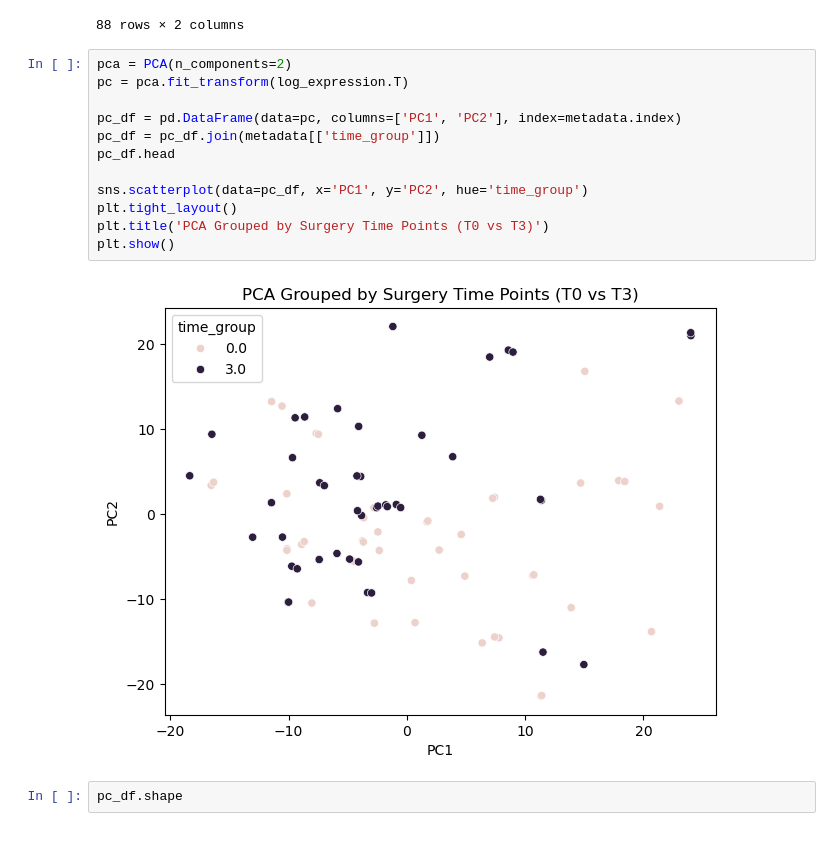
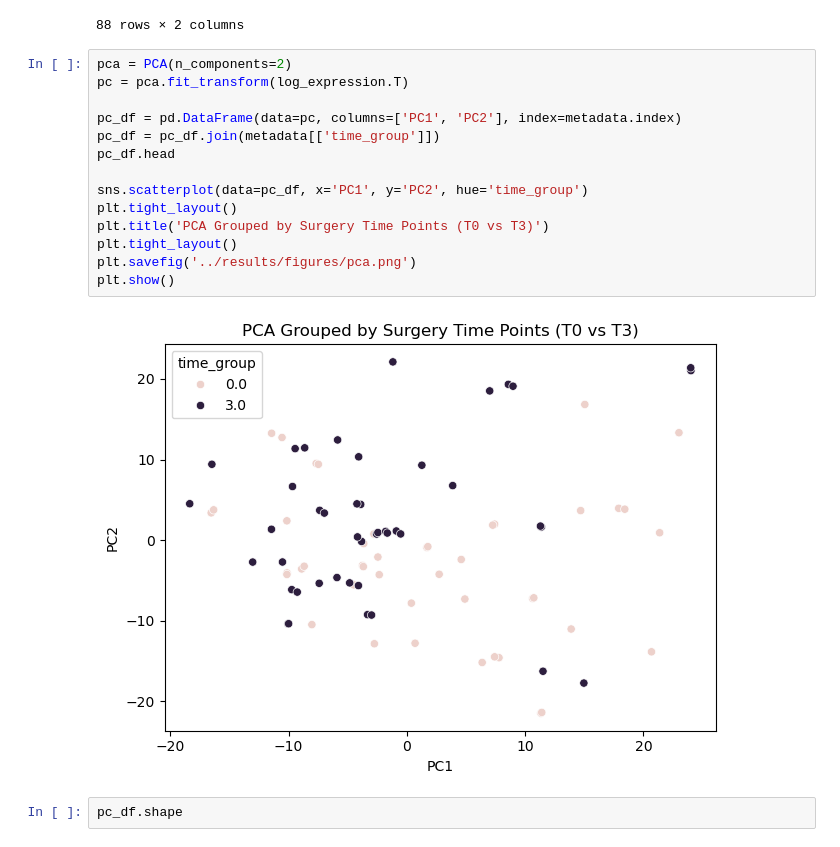
Before and after one commit to jamesh5391/bariatric-rna-seq, a Jupyter notebook: src/main.ipynb, the cells around one changed output. Saved outputs shown, nothing was run; the diff lists cells and outputs as text.

Commit message:
add figure

```diff
--- a/src/main.ipynb
+++ b/src/main.ipynb
@@ -158,17 +158,19 @@ metadata[['time_group', 'refinebio_title']]
 # %%
 pca = PCA(n_components=2)
 pc = pca.fit_transform(log_expression.T)
 
 pc_df = pd.DataFrame(data=pc, columns=['PC1', 'PC2'], index=metadata.index)
 pc_df = pc_df.join(metadata[['time_group']])
 pc_df.head
 
 sns.scatterplot(data=pc_df, x='PC1', y='PC2', hue='time_group')
 plt.tight_layout()
 plt.title('PCA Grouped by Surgery Time Points (T0 vs T3)')
+plt.tight_layout()
+plt.savefig('../results/figures/pca.png')
 plt.show()
 # %% [output]
-[figure, old version]
+[figure, new version]
 # %%
 pc_df.shape
 # %% [output]
```
Also changed, not shown: 1 other file.
